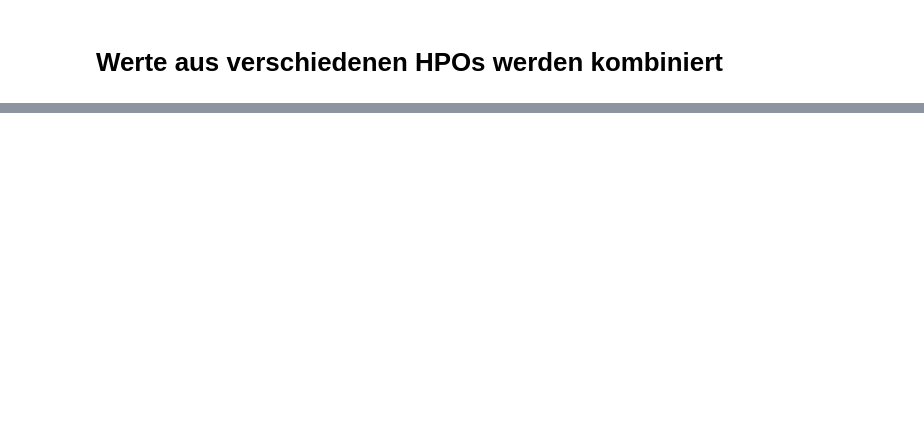
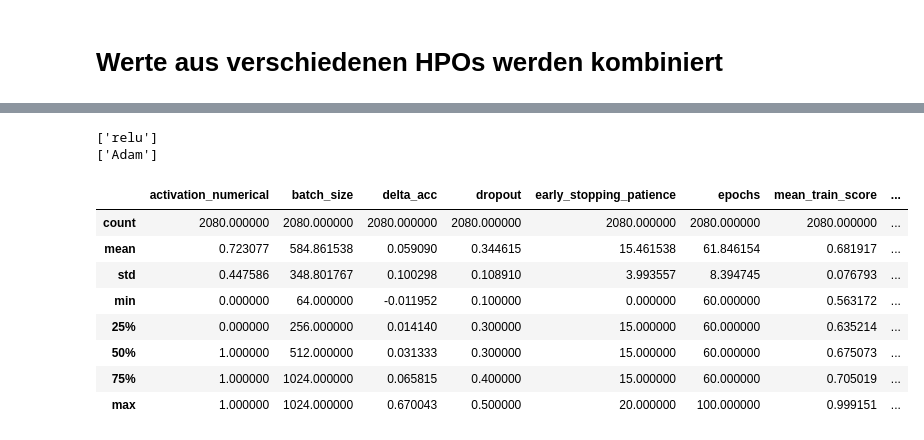
Before and after one commit to Henry-Kr15/TheGenreFactor, a Jupyter notebook: scripts/combine_HP.ipynb, the cells around one changed output, grey strips where cells are left out. Cells and saved outputs as stored; diff of their text form; code cells hidden in the pictures; blank space fills up the shorter version.

```diff
--- a/scripts/combine_HP.ipynb
+++ b/scripts/combine_HP.ipynb
@@ -27,0 +182,36 @@ df2.head()
+# %%
+unique_activation = df4['activation'].unique()
+print(unique_activation)
+
+unique_optimizer = df4['optimizer'].unique()
+print(unique_optimizer)
+# %% [output]
+['relu']
+['Adam']
+# %%
+if df1.columns.equals(df2.columns) and df1.columns.equals(df3.columns) and df1.columns.equals(df4.columns):
+    combined_df = pd.concat([df1, df2, df3, df4])
+else:
+    print("Die DataFrames haben nicht die gleichen Spalten.")
+# %%
+# Liste der zu überprüfenden Spalten
+cols_to_check = ['activation', 'activation_numerical', 'batch_size', 'dropout', 'early_stopping_patience', 'epochs', 'neurons_1', 'neurons_2', 'neurons_3', 'neurons_4', 'num_hidden_layers', 'optimizer', 'optimizer_numerical', 'reduce_lr_factor', 'reduce_lr_min_lr', 'reduce_lr_patience', 'weight_contraint']
+
+# Iteriere über die zu überprüfenden Spalten
+for col in cols_to_check:
+    # Wenn alle Werte in der Spalte gleich sind
+    if combined_df[col].nunique() == 1:
+        # Lösche die Spalte
+        combined_df = combined_df.drop(col, axis=1)
+# %%
+combined_df.describe()
+# %% [output]
+|  | activation_numerical | batch_size | delta_acc | dropout | early_stopping_patience | epochs | mean_train_score | ... |
+| count | 2080.000000 | 2080.000000 | 2080.000000 | 2080.000000 | 2080.000000 | 2080.000000 | 2080.000000 | ... |
+| mean | 0.723077 | 584.861538 | 0.059090 | 0.344615 | 15.461538 | 61.846154 | 0.681917 | ... |
+| std | 0.447586 | 348.801767 | 0.100298 | 0.108910 | 3.993557 | 8.394745 | 0.076793 | ... |
+| min | 0.000000 | 64.000000 | -0.011952 | 0.100000 | 0.000000 | 60.000000 | 0.563172 | ... |
+| 25% | 0.000000 | 256.000000 | 0.014140 | 0.300000 | 15.000000 | 60.000000 | 0.635214 | ... |
+| 50% | 1.000000 | 512.000000 | 0.031333 | 0.300000 | 15.000000 | 60.000000 | 0.675073 | ... |
+| 75% | 1.000000 | 1024.000000 | 0.065815 | 0.400000 | 15.000000 | 60.000000 | 0.705019 | ... |
+| max | 1.000000 | 1024.000000 | 0.670043 | 0.500000 | 20.000000 | 100.000000 | 0.999151 | ... |
```
Also changed, not shown: parts of 7 cells of this notebook.
